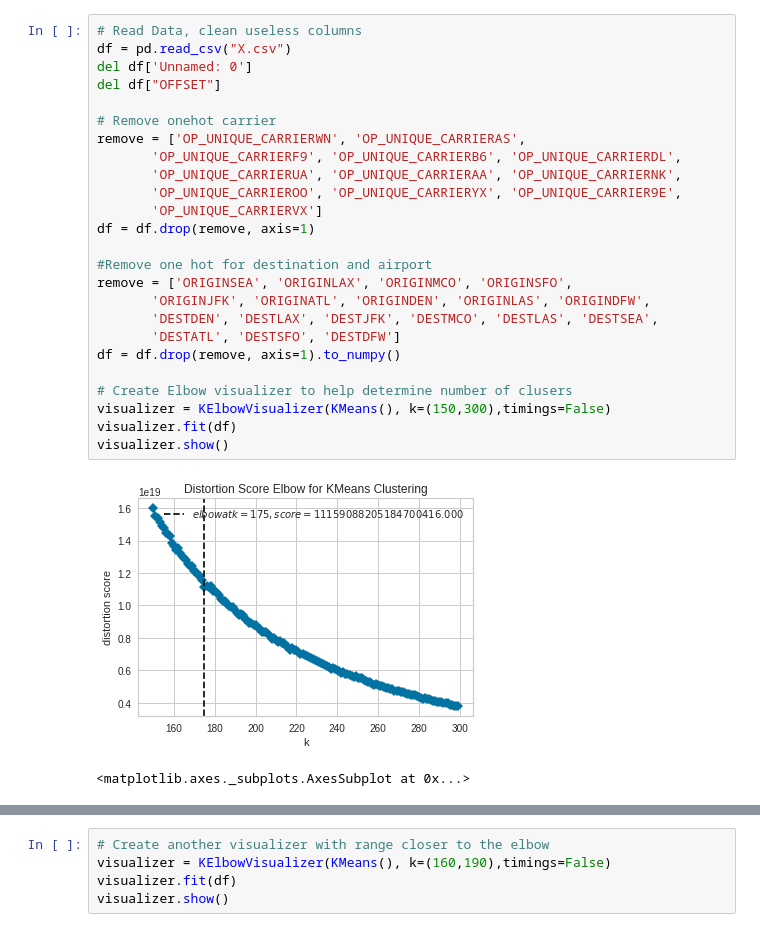
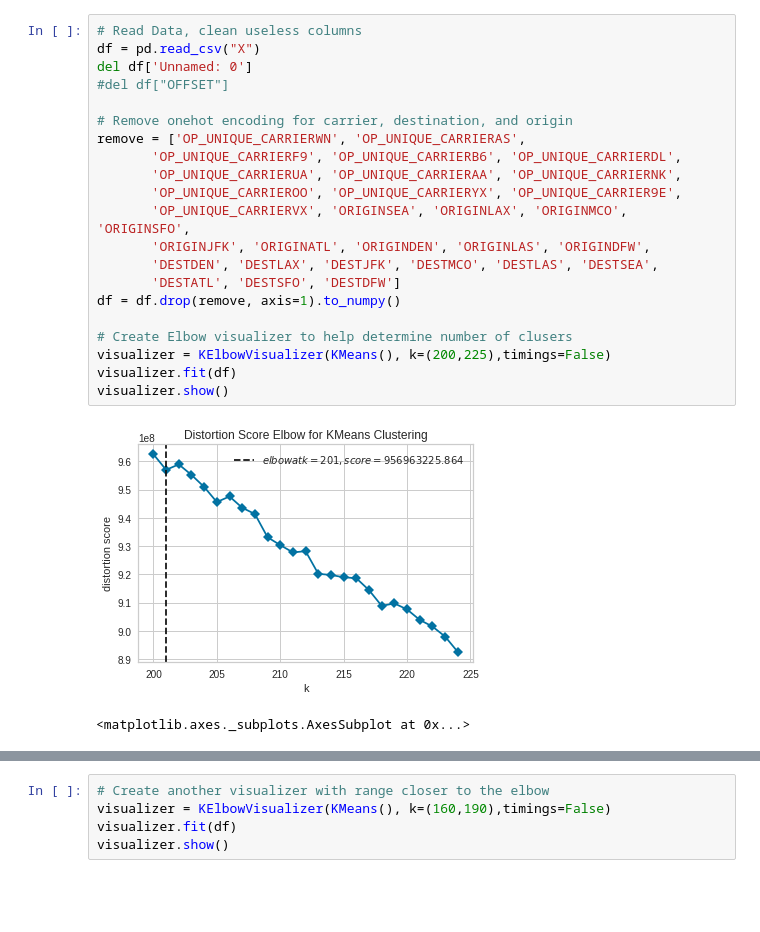
Before and after one commit to jhmontijo/ORIE4741-Jackson-Alex-Kais, a Jupyter notebook: WeatherVectorClustering.ipynb, the cells around one changed output, grey strips where cells are left out. Saved outputs shown, nothing was run; the diff lists cells and outputs as text; blank space fills up the shorter version.

```diff
--- a/WeatherVectorClustering.ipynb
+++ b/WeatherVectorClustering.ipynb
@@ -78,29 +81,25 @@ def do_cluster(feature_file, label_file, save_file, num_clusters):
     df.to_csv(save_file)
 # %%
 # Read Data, clean useless columns
-df = pd.read_csv("X.csv")
+df = pd.read_csv("X")
 del df['Unnamed: 0']
-del df["OFFSET"]
+#del df["OFFSET"]
 
-# Remove onehot carrier
+# Remove onehot encoding for carrier, destination, and origin
 remove = ['OP_UNIQUE_CARRIERWN', 'OP_UNIQUE_CARRIERAS',
        'OP_UNIQUE_CARRIERF9', 'OP_UNIQUE_CARRIERB6', 'OP_UNIQUE_CARRIERDL',
        'OP_UNIQUE_CARRIERUA', 'OP_UNIQUE_CARRIERAA', 'OP_UNIQUE_CARRIERNK',
        'OP_UNIQUE_CARRIEROO', 'OP_UNIQUE_CARRIERYX', 'OP_UNIQUE_CARRIER9E',
-       'OP_UNIQUE_CARRIERVX']
-df = df.drop(remove, axis=1)
-
-#Remove one hot for destination and airport
-remove = ['ORIGINSEA', 'ORIGINLAX', 'ORIGINMCO', 'ORIGINSFO',
+       'OP_UNIQUE_CARRIERVX', 'ORIGINSEA', 'ORIGINLAX', 'ORIGINMCO', 'ORIGINSFO',
        'ORIGINJFK', 'ORIGINATL', 'ORIGINDEN', 'ORIGINLAS', 'ORIGINDFW',
        'DESTDEN', 'DESTLAX', 'DESTJFK', 'DESTMCO', 'DESTLAS', 'DESTSEA',
        'DESTATL', 'DESTSFO', 'DESTDFW']
 df = df.drop(remove, axis=1).to_numpy()
 
 # Create Elbow visualizer to help determine number of clusers
-visualizer = KElbowVisualizer(KMeans(), k=(150,300),timings=False)
+visualizer = KElbowVisualizer(KMeans(), k=(200,225),timings=False)
 visualizer.fit(df)
 visualizer.show()
 # %% [output]
-[figure, old version]
+[figure, new version]
 <matplotlib.axes._subplots.AxesSubplot at 0x...>
```
Also changed, not shown: parts of 4 cells of this notebook, 20 other files.
